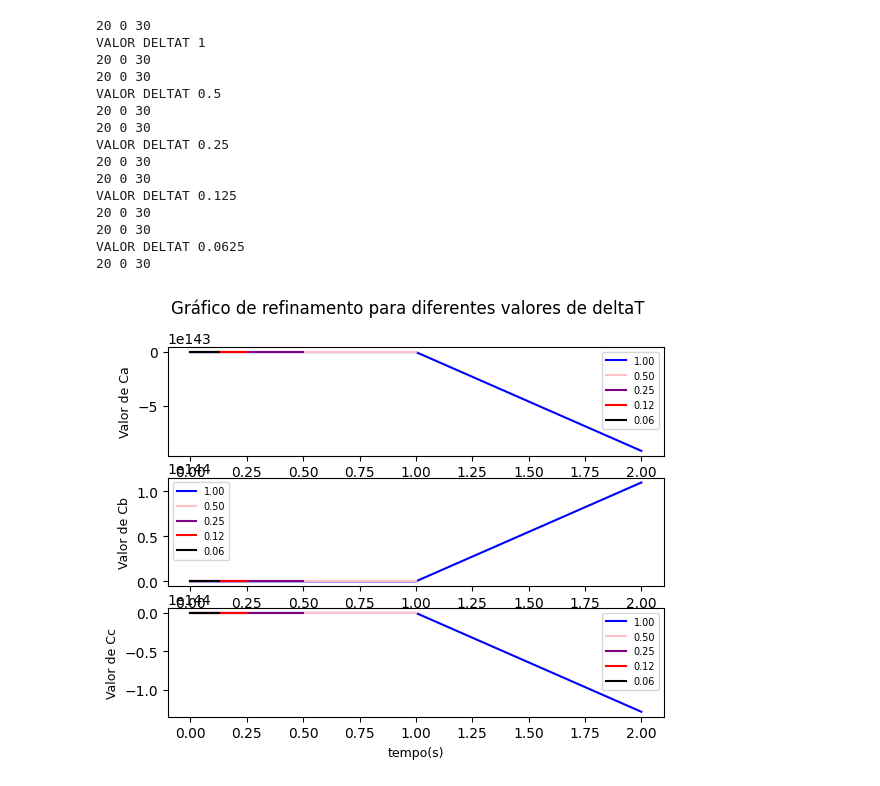
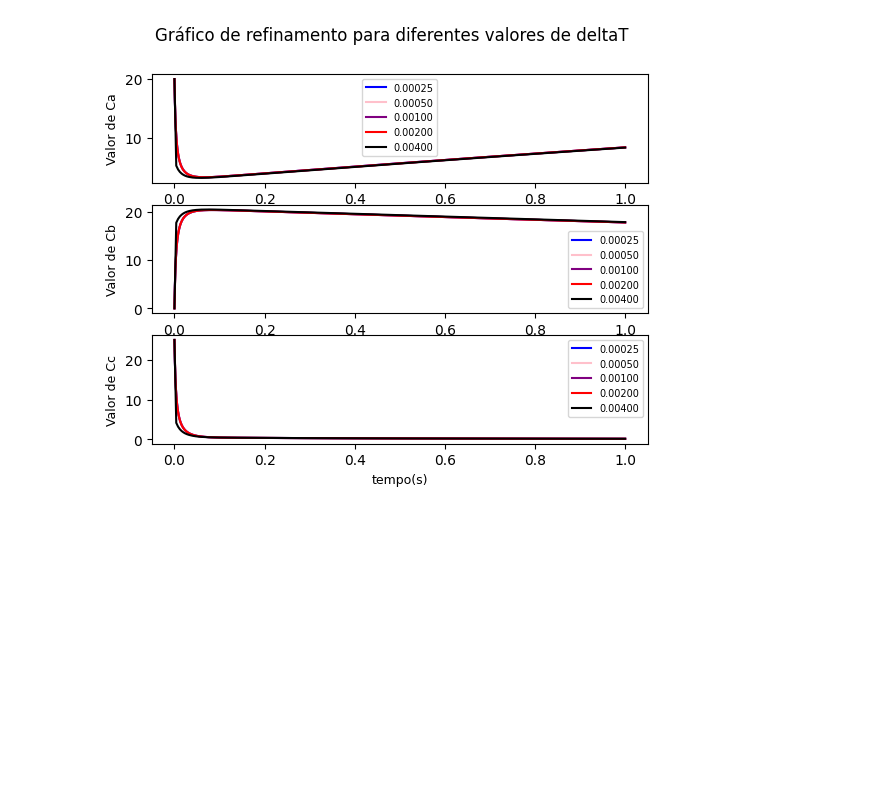
Before and after one commit to gusdiaso/metodosNumEqDiferenciais, a Jupyter notebook: Runge_Kutta_3ordem.ipynb, the cells around one changed output. Saved outputs shown, nothing was run; the diff lists cells and outputs as text; code cells hidden in the pictures; blank space fills up the shorter version.

```diff
--- a/Runge_Kutta_3ordem.ipynb
+++ b/Runge_Kutta_3ordem.ipynb
@@ -10,11 +10,11 @@ gamma = 14
 # algumas dezenas
 Ca = 20
 Cb = 0
-Cc = 30
+Cc = 25
 # algumas unidades
-Tmax = 2
+Tmax = 1
 T = 0
-deltaT = 1
+deltaT = 0.00025
 
 def derivada_Ca(Ca, Cb, Cc, alpha):
     conta = (-alpha*Ca*Cc + Cb)
@@ -31,7 +31,6 @@ def derivada_Cc(Ca, Cb, Cc, gamma):
     return conta
 
 def rungeKutta(T, deltaT, Ca, Cb, Cc, alpha, beta, gamma):
-    # k [Ca,Cb,Cc]
     k1 = [0, 0, 0]
     k2 = [0, 0, 0]
     k3 = [0, 0, 0]
@@ -42,35 +41,24 @@ def rungeKutta(T, deltaT, Ca, Cb, Cc, alpha, beta, gamma):
     vetor_T = [T]
 
 
-    print("VALOR DELTAT", deltaT)
-
-
     while(T<Tmax):
-
-        # print("\nITERACAO DO TEMPO {} + PASSO DE TEMPO {}".format(T, deltaT))
 
         k1[0] = derivada_Ca(Ca, Cb, Cc, alpha)
         k1[1] = derivada_Cb(Ca, Cb, Cc, beta)
         k1[2] = derivada_Cc(Ca, Cb, Cc, gamma)
 
-        # print("k1_Ca = {}\nk1_Cb = {}\nk1_Cc = {}".format(k1[0], k1[1], k1[2]))
-
         k2[0] = derivada_Ca(Ca+k1[0]*(deltaT/2), Cb+k1[1]*(deltaT/2), Cc+k1[2]*(deltaT/2), alpha)
         k2[1] = derivada_Cb(Ca+k1[0]*(deltaT/2), Cb+k1[1]*(deltaT/2), Cc+k1[2]*(deltaT/2), beta)
         k2[2] = derivada_Cc(Ca+k1[0]*(deltaT/2), Cb+k1[1]*(deltaT/2), Cc+k1[2]*(deltaT/2), gamma)
-        # print("\nk2_Ca = {}\nk2_Cb = {}\nk2_Cc = {}".format(k2[0], k2[1], k2[2]))
 
 
         k3[0] = derivada_Ca(Ca-(k1[0]*deltaT)+(2*k2[0]*deltaT), Cb-(k1[1]*deltaT)+(2*k2[1]*deltaT), Cc-(k1[2]*deltaT)+(2*k2[2]*deltaT), alpha)
         k3[1] = derivada_Cb(Ca-(k1[0]*deltaT)+(2*k2[0]*deltaT), Cb-(k1[1]*deltaT)+(2*k2[1]*deltaT), Cc-(k1[2]*deltaT)+(2*k2[2]*deltaT), beta)
         k3[2] = derivada_Cc(Ca-(k1[0]*deltaT)+(2*k2[0]*deltaT), Cb-(k1[1]*deltaT)+(2*k2[1]*deltaT), Cc-(k1[2]*deltaT)+(2*k2[2]*deltaT), gamma)
-        # print("\nk3_Ca = {}\nk3_Cb = {}\nk3_Cc = {}".format(k3[0], k3[1], k3[2]))
-
 
         y[0] = Ca + (1/6)*(k1[0]+4*k2[0]+k3[0])*deltaT
         y[1] = Cb + (1/6)*(k1[1]+4*k2[1]+k3[1])*deltaT
         y[2] = Cc + (1/6)*(k1[2]+4*k2[2]+k3[2])*deltaT
-        # print("\nCa = {}\nCb = {}\nCc = {}".format(y[0], y[1], y[2]))
 
         Ca = y[0]
         Cb = y[1]
@@ -80,7 +68,6 @@ def rungeKutta(T, deltaT, Ca, Cb, Cc, alpha, beta, gamma):
         vetor_Cb.append(Cb)
         vetor_Cc.append(Cc)
         T = T+deltaT
-
         vetor_T.append(T)
 
     return Ca, Cb, Cc, vetor_Ca, vetor_Cb, vetor_Cc, vetor_T
@@ -88,7 +75,6 @@ def rungeKutta(T, deltaT, Ca, Cb, Cc, alpha, beta, gamma):
 
 resultados_RK = rungeKutta(T, deltaT, Ca, Cb, Cc, alpha, beta, gamma)
 
-print("\nRESULTADO FINAL DAS ITERACOES\nDEPOIS DOS TEMPOS {} COM PASSO DE TEMPO DE {}".format(resultados_RK[6], deltaT))
-
+print("\nDEPOIS DAS ITERAÇOES, AS APROXIMACOES FORAM:")
 print("\nCa = {}\nCb = {}\nCc = {}".format(resultados_RK[0], resultados_RK[1], resultados_RK[2]))
 # %% [output]
@@ -120,56 +103,39 @@ def refinamento():
     vetor_deltaT = [deltaT]
 
     for i in range (0,4):
-        vetor_deltaT.append(vetor_deltaT[i]/2)
+        vetor_deltaT.append(vetor_deltaT[i]*2)
 
-    ######## AREA GRAFICO ##########
     fig, (grafico_Ca, grafico_Cb, grafico_Cc) = plt.subplots(3, 1)
 
     for i in range (0,5):
         resultados_RK = rungeKutta(T, vetor_deltaT[i], Ca, Cb, Cc, alpha, beta, gamma)
 
         cor = ['blue', 'pink', 'purple', 'red', 'black']
-        # print("\nResultado {} de RK: {}".format(i, resultados_RK))
 
-        grafico_Ca.plot(resultados_RK[6], resultados_RK[3], color=cor[i], label='%.2f'%(float(vetor_deltaT[i])))
+        grafico_Ca.plot(resultados_RK[6], resultados_RK[3], color=cor[i], label='%.5f'%(float(vetor_deltaT[i])))
         grafico_Ca.legend(fontsize=7)
         grafico_Ca.set_xlabel("tempo(s)", fontsize=9)
         grafico_Ca.set_ylabel("Valor de Ca", fontsize=9)
 
-        grafico_Cb.plot(resultados_RK[6], resultados_RK[4], color=cor[i], label='%.2f'%(float(vetor_deltaT[i])))
+        grafico_Cb.plot(resultados_RK[6], resultados_RK[4], color=cor[i], label='%.5f'%(float(vetor_deltaT[i])))
         grafico_Cb.legend(fontsize=7)
         grafico_Cb.set_xlabel("tempo(s)", fontsize=9)
         grafico_Cb.set_ylabel("Valor de Cb", fontsize=9)
 
 
-        grafico_Cc.plot(resultados_RK[6], resultados_RK[5], color=cor[i], label='%.2f'%(float(vetor_deltaT[i])))
+        grafico_Cc.plot(resultados_RK[6], resultados_RK[5], color=cor[i], label='%.5f'%(float(vetor_deltaT[i])))
         grafico_Cc.legend(fontsize=7)
         grafico_Cc.set_xlabel("tempo(s)", fontsize=9)
         grafico_Cc.set_ylabel("Valor de Cc", fontsize=9)
 
 
     plt.suptitle('Gráfico de refinamento para diferentes valores de deltaT')
     plt.show()
 
 
 refinamento()
 # %% [output]
-20 0 30
-VALOR DELTAT 1
-20 0 30
-20 0 30
-VALOR DELTAT 0.5
-20 0 30
-20 0 30
-VALOR DELTAT 0.25
-20 0 30
-20 0 30
-VALOR DELTAT 0.125
-20 0 30
-20 0 30
-VALOR DELTAT 0.0625
-20 0 30
-[figure, old version]
+[figure, new version]
 # %%
 def sensibilidade():
 
```
Also changed, not shown: parts of 3 cells of this notebook, 2 other files.
